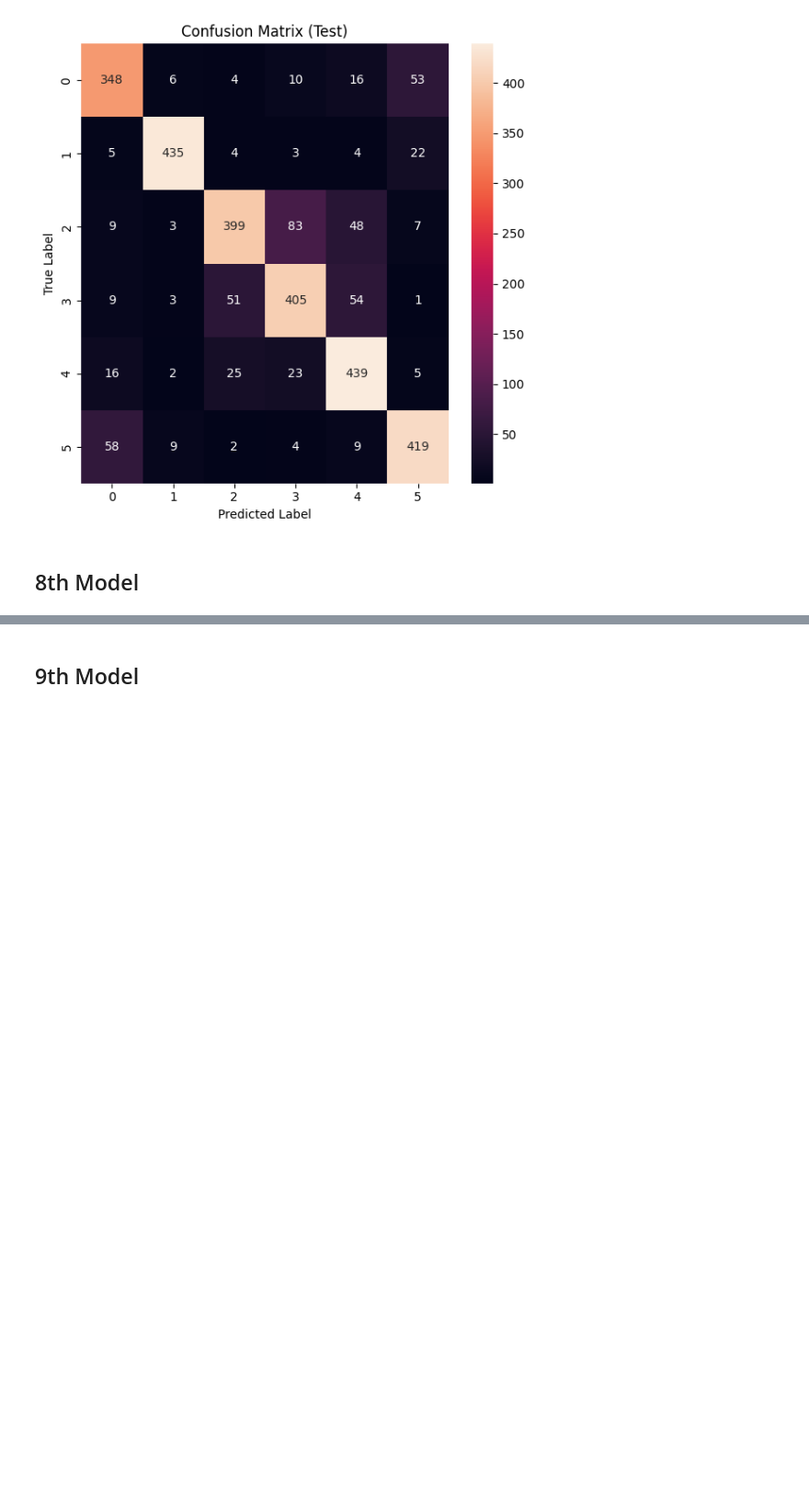
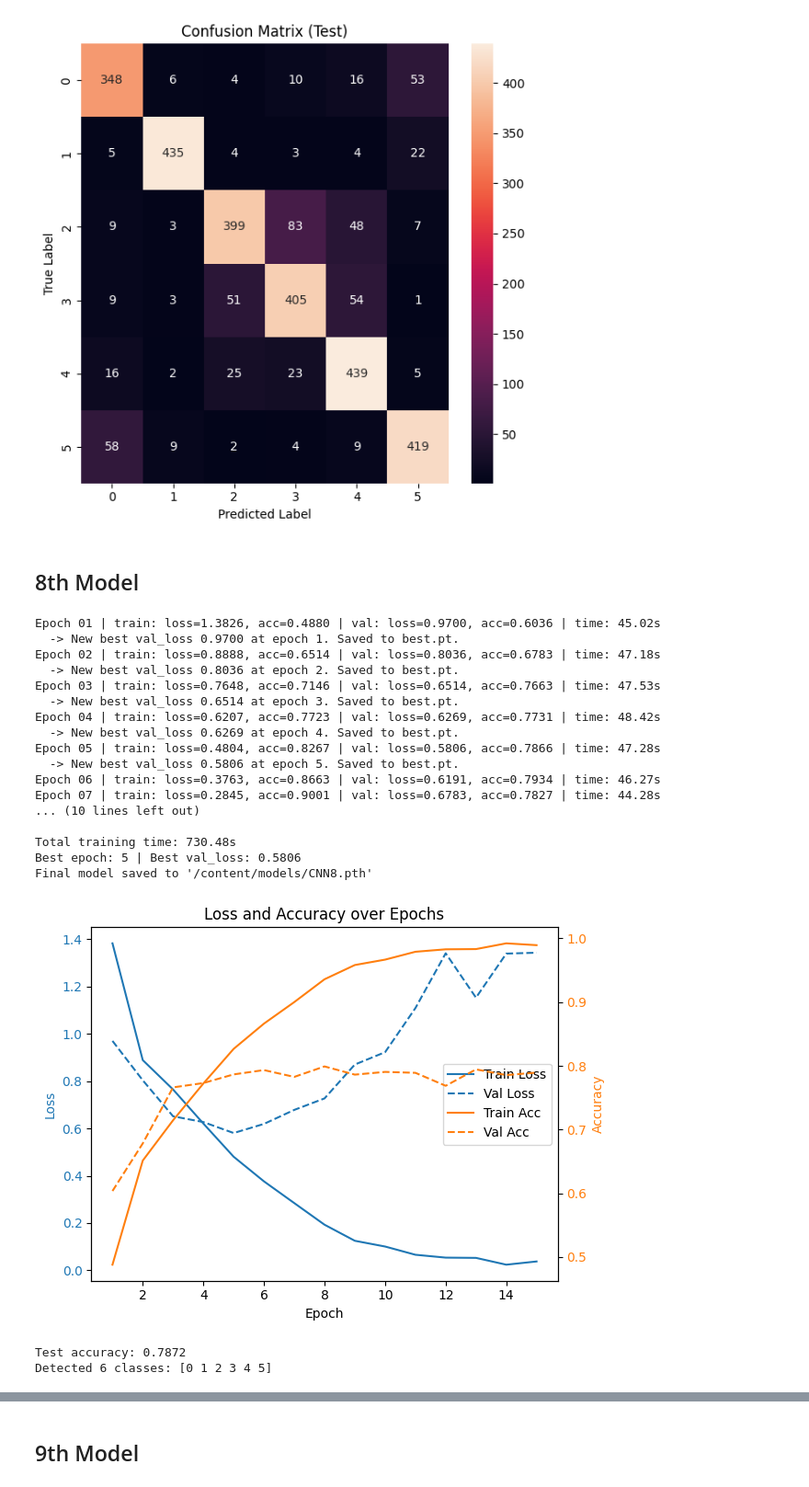
Before and after one commit to Tiromachelan/cnn-image-classification, a Jupyter notebook: HW3.ipynb, the cells around one changed output, grey strips where cells are left out. Shown at 92% size. Drawn from its saved outputs; the diff is of its cells as text; code cells hidden in the pictures; blank space fills up the shorter version.

Commit message:
9 models trained

```diff
--- a/HW3.ipynb
+++ b/HW3.ipynb
@@ -717,3 +717,60 @@ Detected 6 classes: [0 1 2 3 4 5]
 [figure]
 # %% [markdown]
 ## 8th Model
+# %%
+class CNN8(nn.Module):
+    def __init__(self):
+        super().__init__()
+        self.net = nn.Sequential(
+            nn.Conv2d(3, 64, kernel_size=5, stride=1, padding=2),
+            nn.ReLU(),
+            nn.MaxPool2d(kernel_size=2, stride=2),
+            nn.Conv2d(64, 128, kernel_size=5, stride=1, padding=2),
+            nn.ReLU(),
+            nn.MaxPool2d(kernel_size=2, stride=2),
+            nn.Conv2d(128, 256, kernel_size=5, stride=1, padding=2),
+            nn.ReLU(),
+            nn.MaxPool2d(kernel_size=2, stride=2),
+            nn.Flatten(),
+            nn.Linear(256 * 18 * 18, 4096),
+            nn.ReLU(),
+            nn.Linear(4096, 256),
+            nn.ReLU(),
+            nn.Linear(256, 6)
+        )
+    def forward(self, x):
+        return self.net(x)
+
+name = "CNN8"
+model = CNN8().to(device)
+optimizer = optim.Adam(model.parameters(), lr=0.001)
+epochs = 100
+criterion = nn.CrossEntropyLoss()
+history = {
+    "train_loss": [], "train_acc": [],
+    "val_loss":   [], "val_acc":   []
+}
+
+train(name, model, optimizer, epochs, criterion, history)
+display_results("models/CNN8.pth", model)
+# %% [output]
+Epoch 01 | train: loss=1.3826, acc=0.4880 | val: loss=0.9700, acc=0.6036 | time: 45.02s
+  -> New best val_loss 0.9700 at epoch 1. Saved to best.pt.
+Epoch 02 | train: loss=0.8888, acc=0.6514 | val: loss=0.8036, acc=0.6783 | time: 47.18s
+  -> New best val_loss 0.8036 at epoch 2. Saved to best.pt.
+Epoch 03 | train: loss=0.7648, acc=0.7146 | val: loss=0.6514, acc=0.7663 | time: 47.53s
+  -> New best val_loss 0.6514 at epoch 3. Saved to best.pt.
+Epoch 04 | train: loss=0.6207, acc=0.7723 | val: loss=0.6269, acc=0.7731 | time: 48.42s
+  -> New best val_loss 0.6269 at epoch 4. Saved to best.pt.
+Epoch 05 | train: loss=0.4804, acc=0.8267 | val: loss=0.5806, acc=0.7866 | time: 47.28s
+  -> New best val_loss 0.5806 at epoch 5. Saved to best.pt.
+Epoch 06 | train: loss=0.3763, acc=0.8663 | val: loss=0.6191, acc=0.7934 | time: 46.27s
+Epoch 07 | train: loss=0.2845, acc=0.9001 | val: loss=0.6783, acc=0.7827 | time: 44.28s
+... (10 lines left out)
+
+Total training time: 730.48s
+Best epoch: 5 | Best val_loss: 0.5806
+Final model saved to '/content/models/CNN8.pth'
+[figure, added]
+Test accuracy: 0.7872
+Detected 6 classes: [0 1 2 3 4 5]
```
Also changed, not shown: parts of 2 cells of this notebook.
